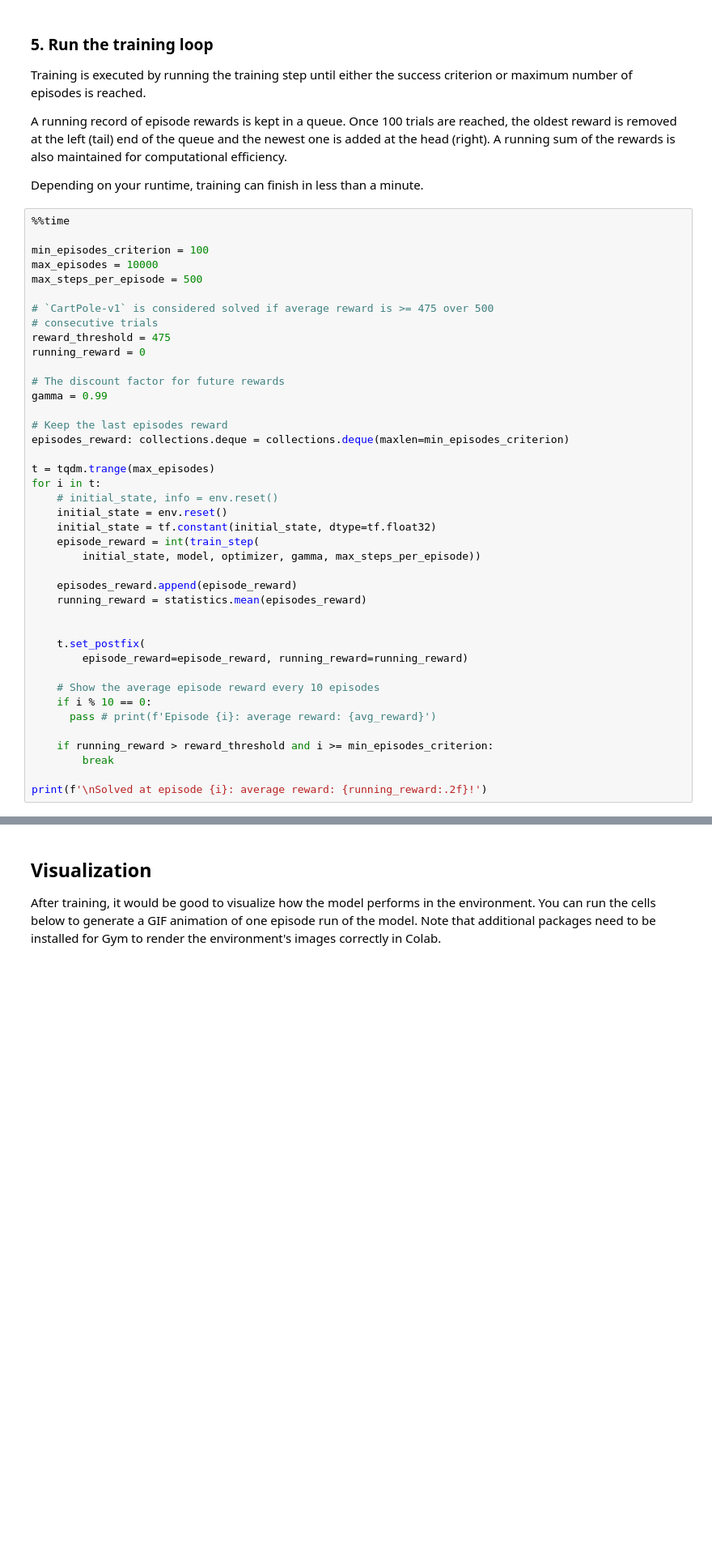
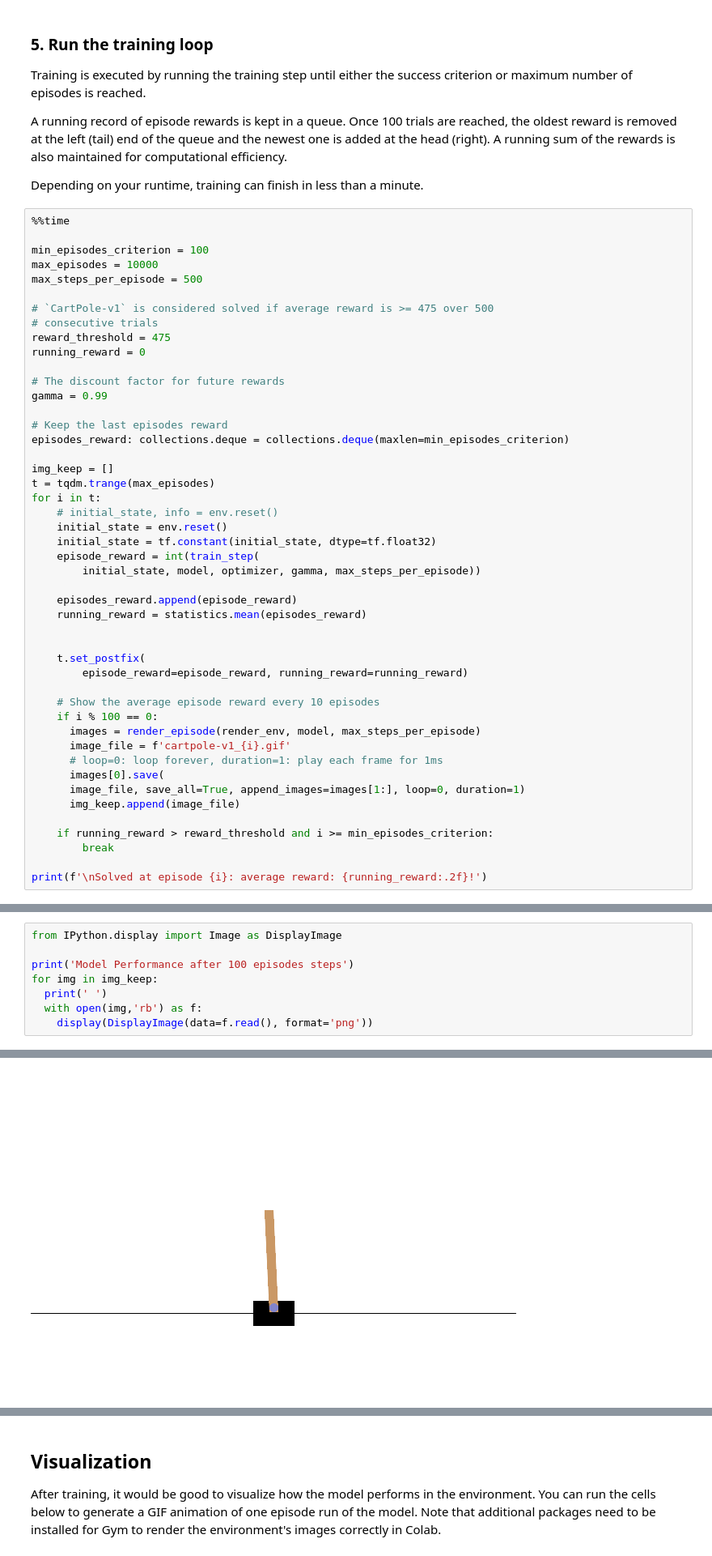
Before and after one commit to ErosloursViv/TP558, a Jupyter notebook: ActorCritic/Cópia_de_actor_critic.ipynb, the cells around one changed output, grey strips where cells are left out. Shown at 81% size. Saved outputs shown, nothing was run; the diff lists cells and outputs as text; blank space fills up the shorter version.

```diff
--- a/ActorCritic/Cópia_de_actor_critic.ipynb
+++ b/ActorCritic/Cópia_de_actor_critic.ipynb
@@ -407,6 +435,7 @@ gamma = 0.99
 # Keep the last episodes reward
 episodes_reward: collections.deque = collections.deque(maxlen=min_episodes_criterion)
 
+img_keep = []
 t = tqdm.trange(max_episodes)
 for i in t:
     # initial_state, info = env.reset()
@@ -423,8 +452,13 @@ for i in t:
         episode_reward=episode_reward, running_reward=running_reward)
 
     # Show the average episode reward every 10 episodes
-    if i % 10 == 0:
-      pass # print(f'Episode {i}: average reward: {avg_reward}')
+    if i % 100 == 0:
+      images = render_episode(render_env, model, max_steps_per_episode)
+      image_file = f'cartpole-v1_{i}.gif'
+      # loop=0: loop forever, duration=1: play each frame for 1ms
+      images[0].save(
+      image_file, save_all=True, append_images=images[1:], loop=0, duration=1)
+      img_keep.append(image_file)
 
     if running_reward > reward_threshold and i >= min_episodes_criterion:
         break
@@ -436,0 +473,9 @@ Wall time: 1min 57s
+# %%
+from IPython.display import Image as DisplayImage
+
+print('Model Performance after 100 episodes steps')
+for img in img_keep:
+  print(' ')
+  with open(img,'rb') as f:
+    display(DisplayImage(data=f.read(), format='png'))
+# %% [output]
@@ -436,0 +483 @@ Wall time: 1min 57s
+[figure, added]
```
Also changed, not shown: parts of 9 cells of this notebook, 2 other files.
